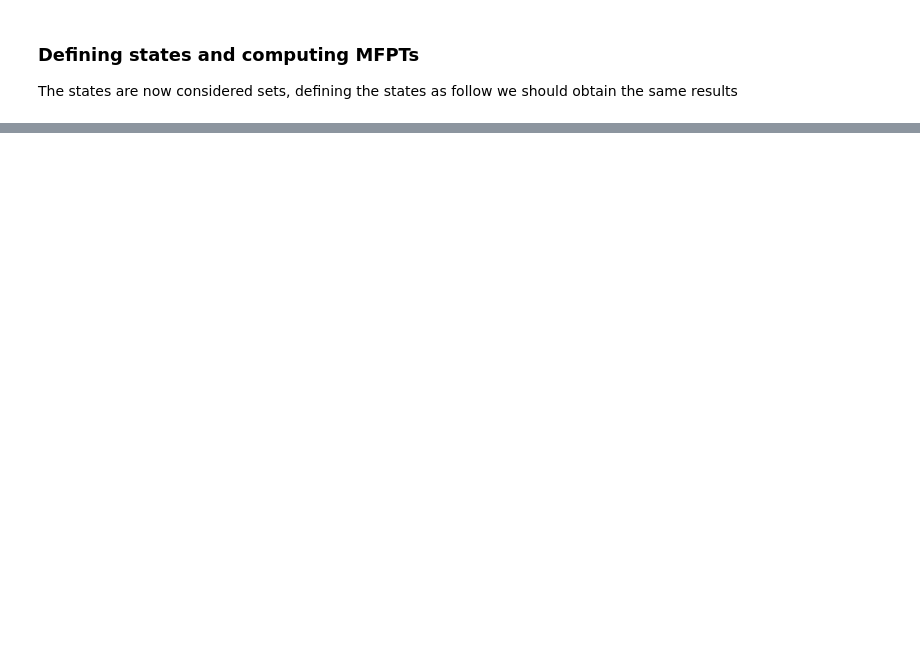
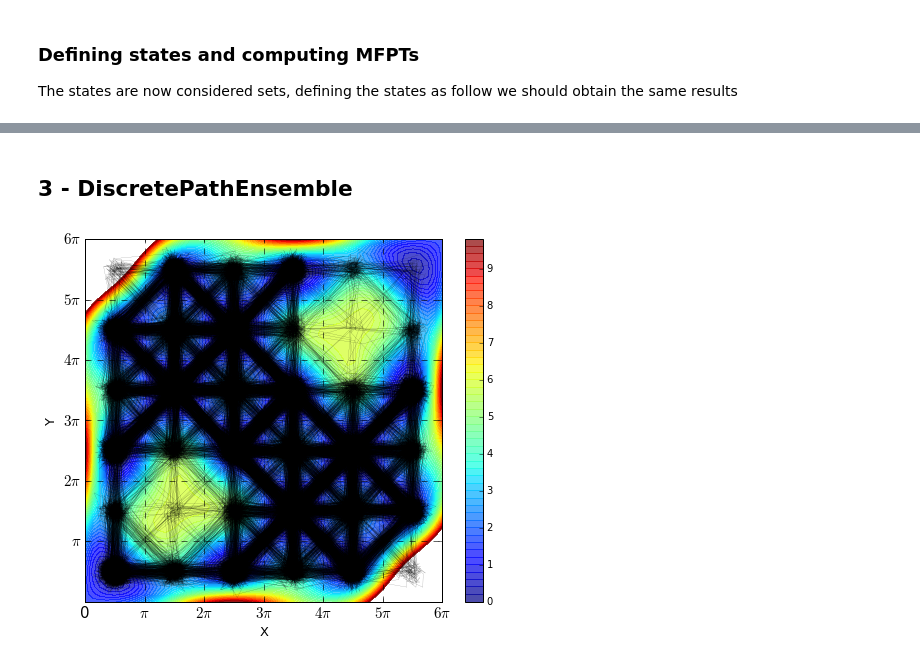
Before and after one commit to ZuckermanLab/NMpathAnalysis, a Jupyter notebook: nm_path_analysis_testing.ipynb, the cells around one changed output, grey strips where cells are left out. Cells and saved outputs as stored; diff of their text form; code cells hidden in the pictures; blank space fills up the shorter version.

Commit message:
Improved Interval, Added Fundamental Sequences, toy model 2D for the notebook

```diff
--- a/nm_path_analysis_testing.ipynb
+++ b/nm_path_analysis_testing.ipynb
@@ -155,3 +184,5 @@ np.array(d_ens.trajectories).shape
+# %%
+d_ens = DiscreteEnsemble.from_ensemble( mc_traj_2d, mapping_function2D)
 # %%
 C2 = d_ens._count_matrix(n_states)
 print(C2)
@@ -195,7 +211,7 @@ print(K2)
 The states are now considered sets, defining the states as follow we should obtain the same results
 # %%
 stateA = [0]
-stateB = [9]
+stateB = [35]
 
 d_ens.mfpts(stateA, stateB)
 # %% [output]
@@ -217,2 +233,13 @@ d_ens2.mfpts(stateA,stateB)
+# %% [markdown]
+## 3 - DiscretePathEnsemble
 # %%
-pathEnsemble = DiscretePathEnsemble.from_transition_matrix(K2,stateA, stateB, n_paths = 10,ini_pops = [1])
+pathEnsemble = DiscretePathEnsemble.from_transition_matrix(K2,stateA, stateB, n_paths = 100,ini_pops = [1])
+# %%
+FSs = pathEnsemble.fundamental_sequences(K2)
+size = len(FSs)
+
+paths = pathEnsemble.trajectories
+# %%
+plot_traj([[paths[i],[]] for i in range(size)] ,discrete=[True for i in range(size)],line_width=0.1)
+# %% [output]
+[figure, added]
```
Also changed, not shown: parts of 26 cells of this notebook, 5 other files.
